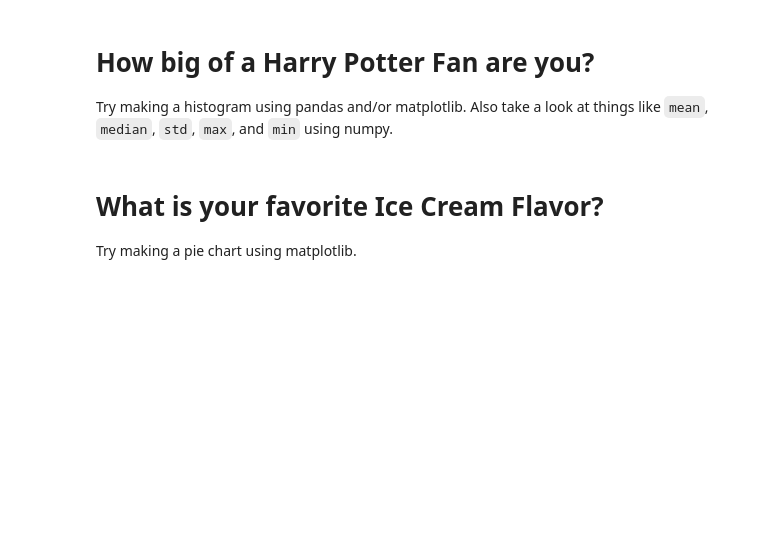
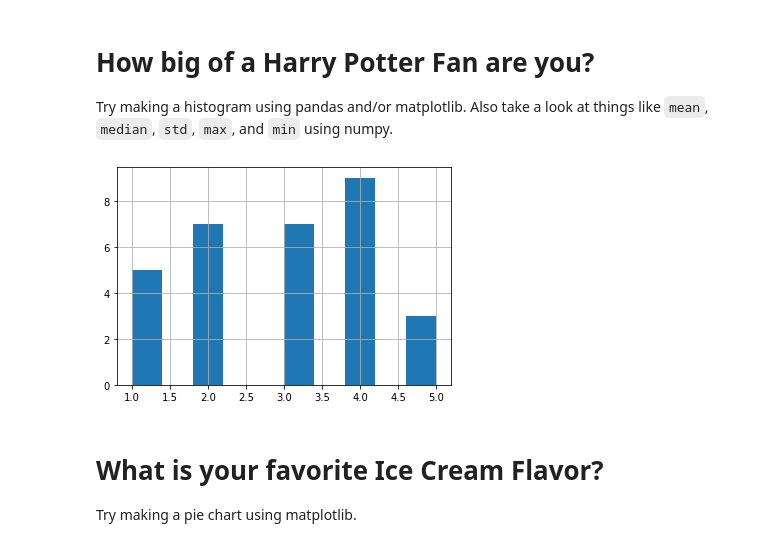
Before and after one commit to uofscphysics/STEM_Python_Course, a Jupyter notebook: 01_Week1/05_PackagesIntro/05_A_packages_activity.ipynb, the cells around one changed output. Cells and saved outputs as stored; diff of their text form; code cells hidden in the pictures; blank space fills up the shorter version.

```diff
--- a/01_Week1/05_PackagesIntro/05_A_packages_activity.ipynb
+++ b/01_Week1/05_PackagesIntro/05_A_packages_activity.ipynb
@@ -100,6 +130,10 @@ Try making a pie chart using matplotlib.
 # %% [markdown]
 # How big of a Harry Potter Fan are you?
 Try making a histogram using pandas and/or matplotlib. Also take a look at things like `mean`, `median`, `std`, `max`, and `min` using numpy.
+# %%
+dat['How big of a Harry Potter fan are you?'].hist();
+# %% [output]
+[figure, added]
 # %% [markdown]
 # What is your favorite Ice Cream Flavor?
 Try making a pie chart using matplotlib.
```
Also changed, not shown: parts of 6 cells of this notebook.
